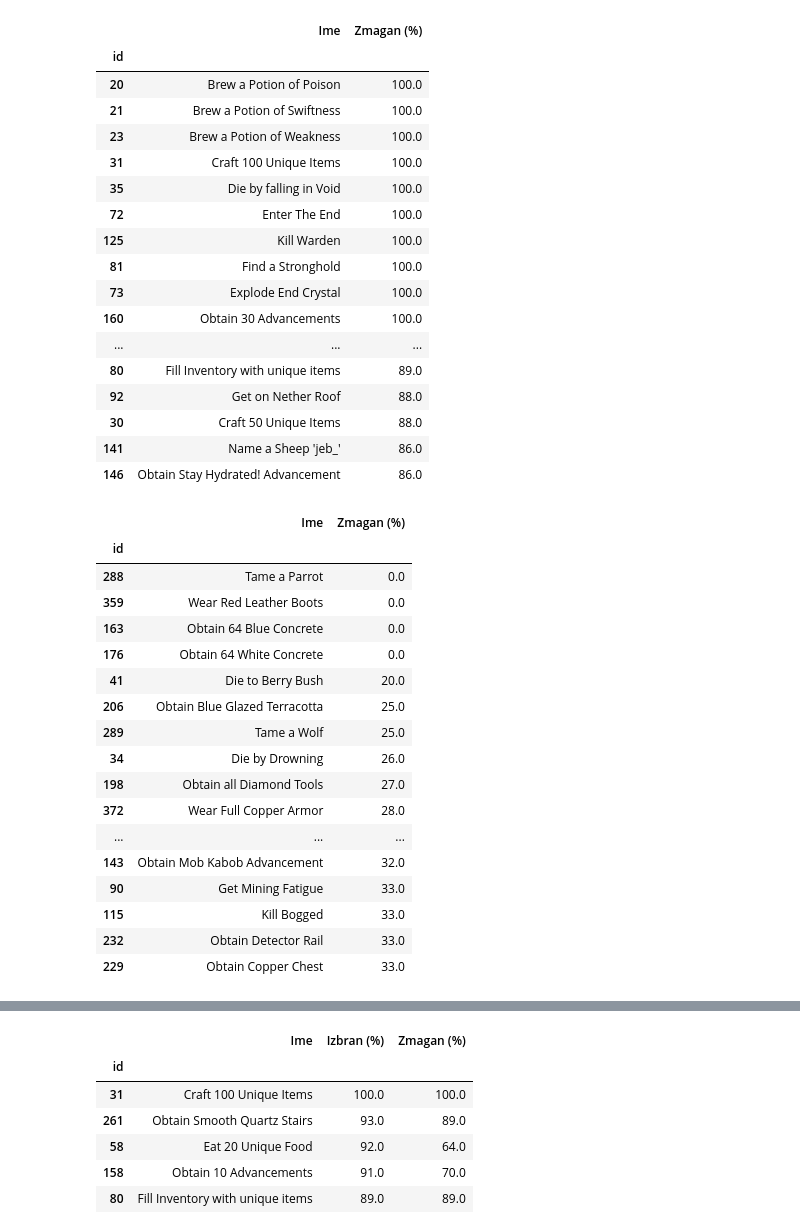
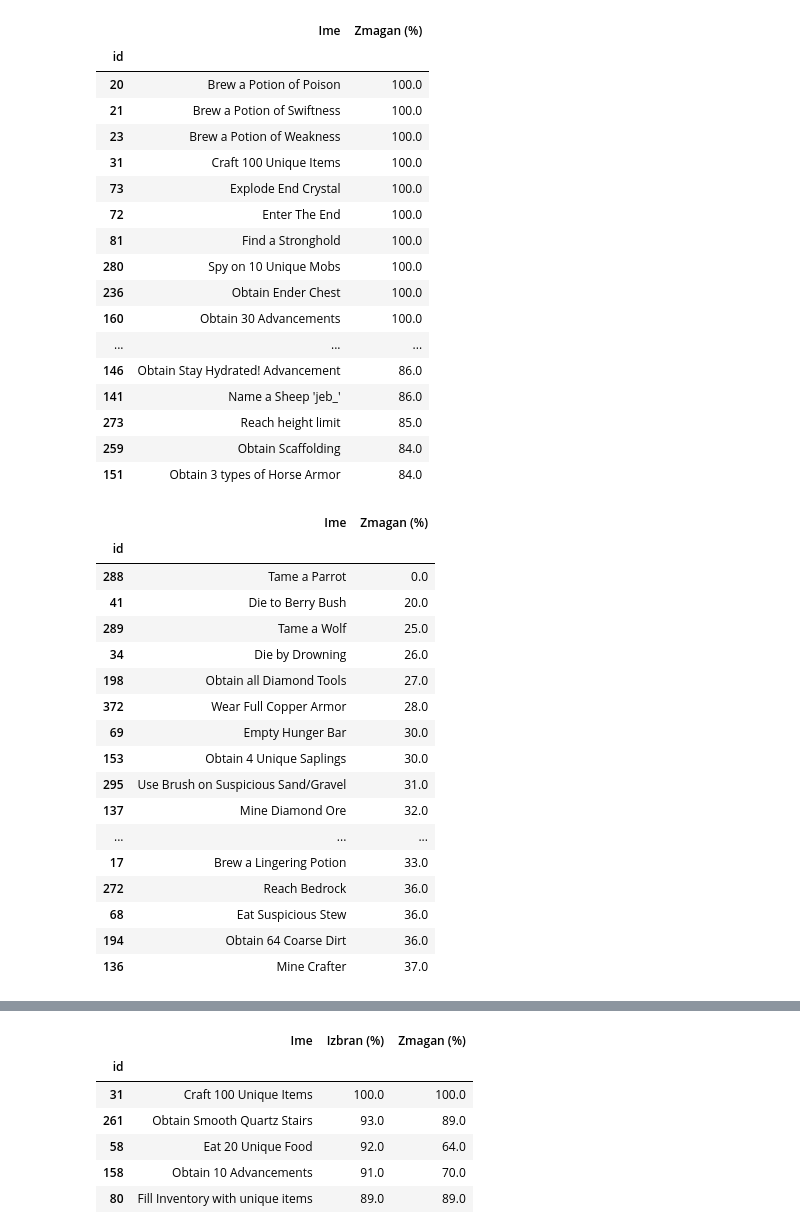
Before and after one commit to ZigaO4/UVP-seminarska, a Jupyter notebook: analiza_podatkov.ipynb, the cells around one changed output, grey strips where cells are left out. Drawn from its saved outputs; the diff is of its cells as text; code cells hidden in the pictures.

```diff
--- a/analiza podatkov.ipynb
+++ b/analiza_podatkov.ipynb
@@ -4,7 +14,7 @@
 
 import pandas as pd
 import matplotlib.pyplot as plt
-pd.options.display.max_rows = 20
+pd.options.display.max_rows = 35
 name = "Feinberg"
 goals = pd.read_csv(f'{name}.csv', index_col='id')
 goals['draft_ratio'] = round(100*goals['drafted'] / goals['choice'])
@@ -14,6 +30,6 @@ goals['win_ratio'] = round(100*goals['completed'] / (goals['completed'] + goals[
 # %%
 
-goals[goals['completed'] + goals['lost'] >= 3].sort_values(by='win_ratio', ascending=False)[['name','win_ratio']].head(20).rename(columns={'name': 'Ime', 'win_ratio': 'Zmagan (%)'})
+goals[goals['completed'] + goals['lost'] >= 5].sort_values(by='win_ratio', ascending=False)[['name','win_ratio']].head(20).rename(columns={'name': 'Ime', 'win_ratio': 'Zmagan (%)'})
 # %% [output]
 |  | Ime | Zmagan (%) |
 | id |  |  |
@@ -21,36 +37,36 @@ goals[goals['completed'] + goals['lost'] >= 3].sort_values(by='win_ratio', ascen
 | 21 | Brew a Potion of Swiftness | 100.0 |
 | 23 | Brew a Potion of Weakness | 100.0 |
 | 31 | Craft 100 Unique Items | 100.0 |
-| 35 | Die by falling in Void | 100.0 |
+| 73 | Explode End Crystal | 100.0 |
 | 72 | Enter The End | 100.0 |
-| 125 | Kill Warden | 100.0 |
 | 81 | Find a Stronghold | 100.0 |
-| 73 | Explode End Crystal | 100.0 |
+| 280 | Spy on 10 Unique Mobs | 100.0 |
+| 236 | Obtain Ender Chest | 100.0 |
 | 160 | Obtain 30 Advancements | 100.0 |
 | ... | ... | ... |
-| 80 | Fill Inventory with unique items | 89.0 |
-| 92 | Get on Nether Roof | 88.0 |
-| 30 | Craft 50 Unique Items | 88.0 |
+| 146 | Obtain Stay Hydrated! Advancement | 86.0 |
 | 141 | Name a Sheep 'jeb_' | 86.0 |
-| 146 | Obtain Stay Hydrated! Advancement | 86.0 |
+| 273 | Reach height limit | 85.0 |
+| 259 | Obtain Scaffolding | 84.0 |
+| 151 | Obtain 3 types of Horse Armor | 84.0 |
 # %%
-goals[goals['completed'] + goals['lost'] >= 3].sort_values(by='win_ratio', ascending=True)[['name','win_ratio']].head(20).rename(columns={'name': 'Ime', 'win_ratio': 'Zmagan (%)'})
+goals[goals['completed'] + goals['lost'] >= 5].sort_values(by='win_ratio', ascending=True)[['name','win_ratio']].head(20).rename(columns={'name': 'Ime', 'win_ratio': 'Zmagan (%)'})
 # %% [output]
 |  | Ime | Zmagan (%) |
 | id |  |  |
 | 288 | Tame a Parrot | 0.0 |
-| 359 | Wear Red Leather Boots | 0.0 |
-| 163 | Obtain 64 Blue Concrete | 0.0 |
-| 176 | Obtain 64 White Concrete | 0.0 |
 | 41 | Die to Berry Bush | 20.0 |
-| 206 | Obtain Blue Glazed Terracotta | 25.0 |
 | 289 | Tame a Wolf | 25.0 |
 | 34 | Die by Drowning | 26.0 |
 | 198 | Obtain all Diamond Tools | 27.0 |
 | 372 | Wear Full Copper Armor | 28.0 |
+| 69 | Empty Hunger Bar | 30.0 |
+| 153 | Obtain 4 Unique Saplings | 30.0 |
+| 295 | Use Brush on Suspicious Sand/Gravel | 31.0 |
+| 137 | Mine Diamond Ore | 32.0 |
 | ... | ... | ... |
-| 143 | Obtain Mob Kabob Advancement | 32.0 |
-| 90 | Get Mining Fatigue | 33.0 |
-| 115 | Kill Bogged | 33.0 |
-| 232 | Obtain Detector Rail | 33.0 |
-| 229 | Obtain Copper Chest | 33.0 |
+| 17 | Brew a Lingering Potion | 33.0 |
+| 272 | Reach Bedrock | 36.0 |
+| 68 | Eat Suspicious Stew | 36.0 |
+| 194 | Obtain 64 Coarse Dirt | 36.0 |
+| 136 | Mine Crafter | 37.0 |
```
Also changed, not shown: parts of 16 cells of this notebook.
